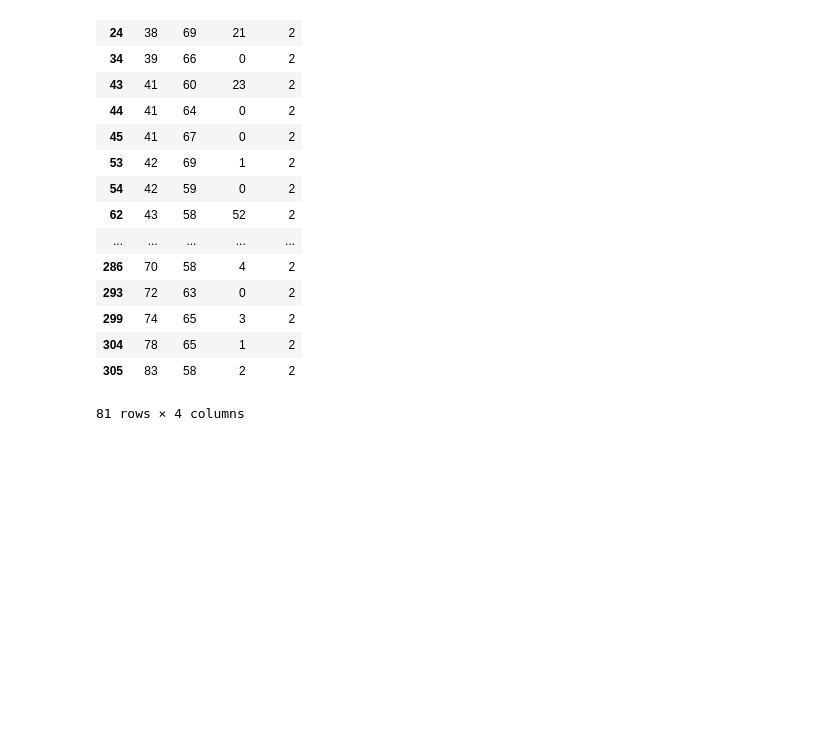
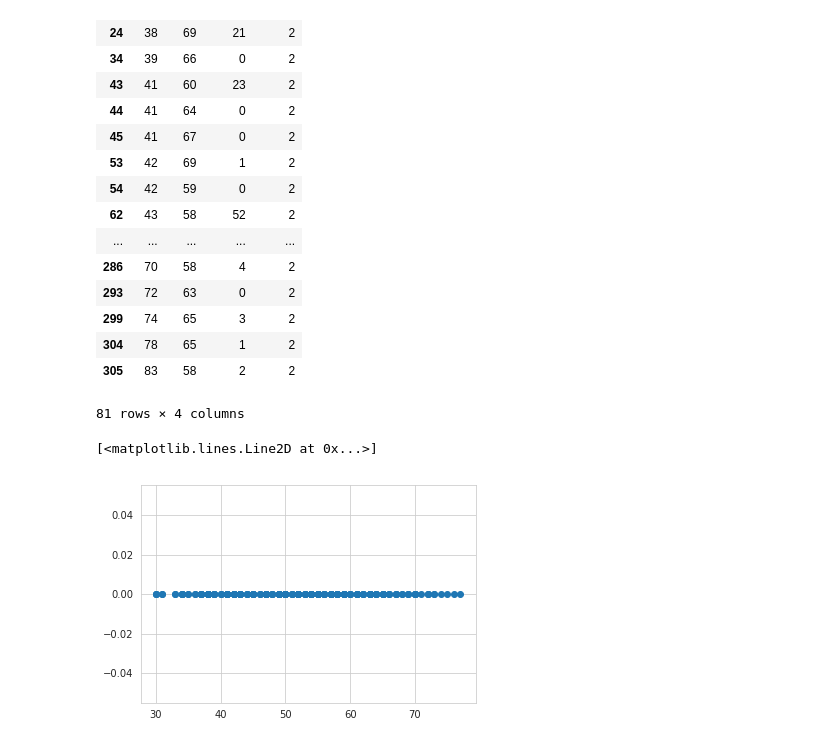
Before and after one commit to TheMLEngineer/Machine-Learning-Assignments, a Jupyter notebook: EDA.ipynb, the cells around one changed output. Drawn from its saved outputs; the diff is of its cells as text; code cells hidden in the pictures; blank space fills up the shorter version.

```diff
--- a/EDA.ipynb
+++ b/EDA.ipynb
@@ -216,3 +216,8 @@ less_than_5
 | 304 | 78 | 65 | 1 | 2 |
 | 305 | 83 | 58 | 2 | 2 |
 81 rows × 4 columns
+# %%
+plt.plot(more_than_5['age'] , np.zeros_like(more_than_5['age']) , 'o')
+# %% [output]
+[<matplotlib.lines.Line2D at 0x...>]
+[figure, added]
```
Also changed, not shown: parts of 11 cells of this notebook.
